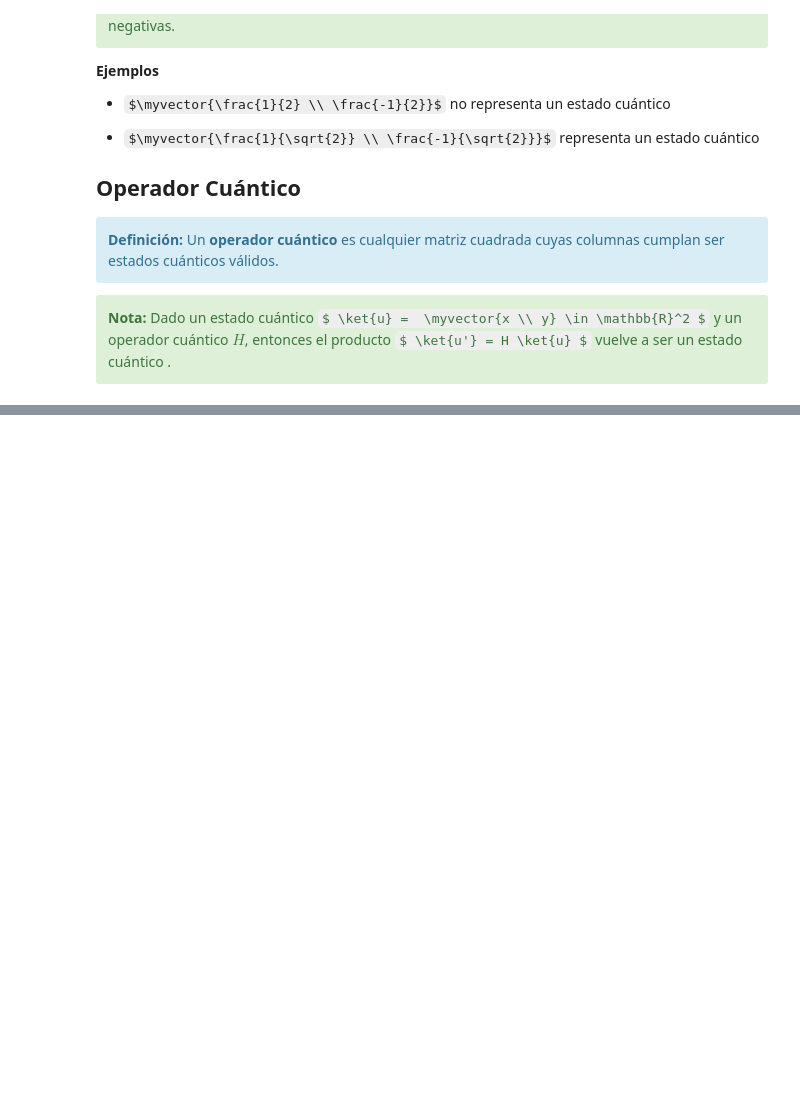
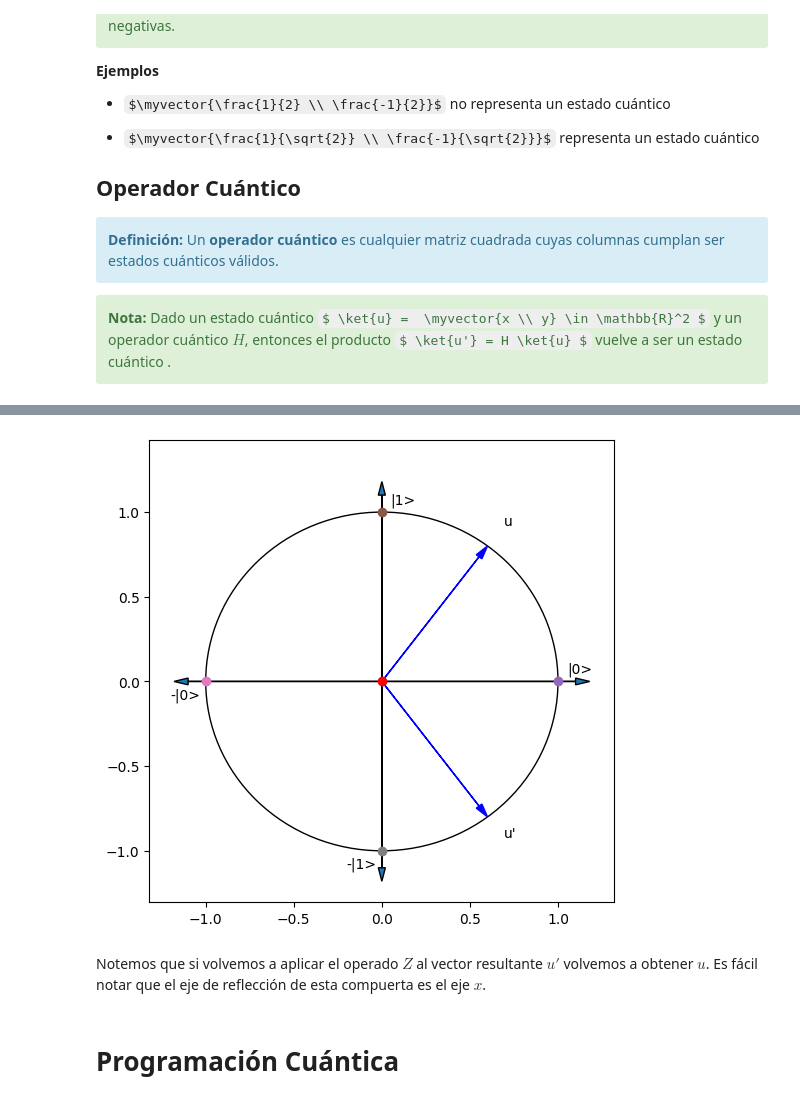
Before and after one commit to JoulesCH/computacion-cuantica, a Jupyter notebook: Charla-CIC Computación Cuántica.ipynb, the cells around one changed output, grey strips where cells are left out. Saved outputs shown, nothing was run; the diff lists cells and outputs as text; code cells hidden in the pictures; some formulas as TeX source; blank space fills up the shorter version.

```diff
--- a/Charla-CIC Computación Cuántica.ipynb
+++ b/Charla-CIC Computación Cuántica.ipynb
@@ -719,0 +784,14 @@ Notamos que este resultado vuelve a ser un estado probabilistico. Intentamos aho
+# %%
+draw_qubit()
+
+draw_quantum_state(3/5,4/5,"u")
+
+draw_quantum_state(3/5,-4/5,"u'")
+
+show_plt()
+# %% [output]
+[figure, added]
+# %% [markdown]
+Notemos que si volvemos a aplicar el operado $Z$ al vector resultante $u'$ volvemos a obtener $u$. Es fácil notar que el eje de reflección de esta compuerta es el eje $x$.
+# %% [markdown]
+# Programación Cuántica
```
Also changed, not shown: parts of 23 cells of this notebook.
